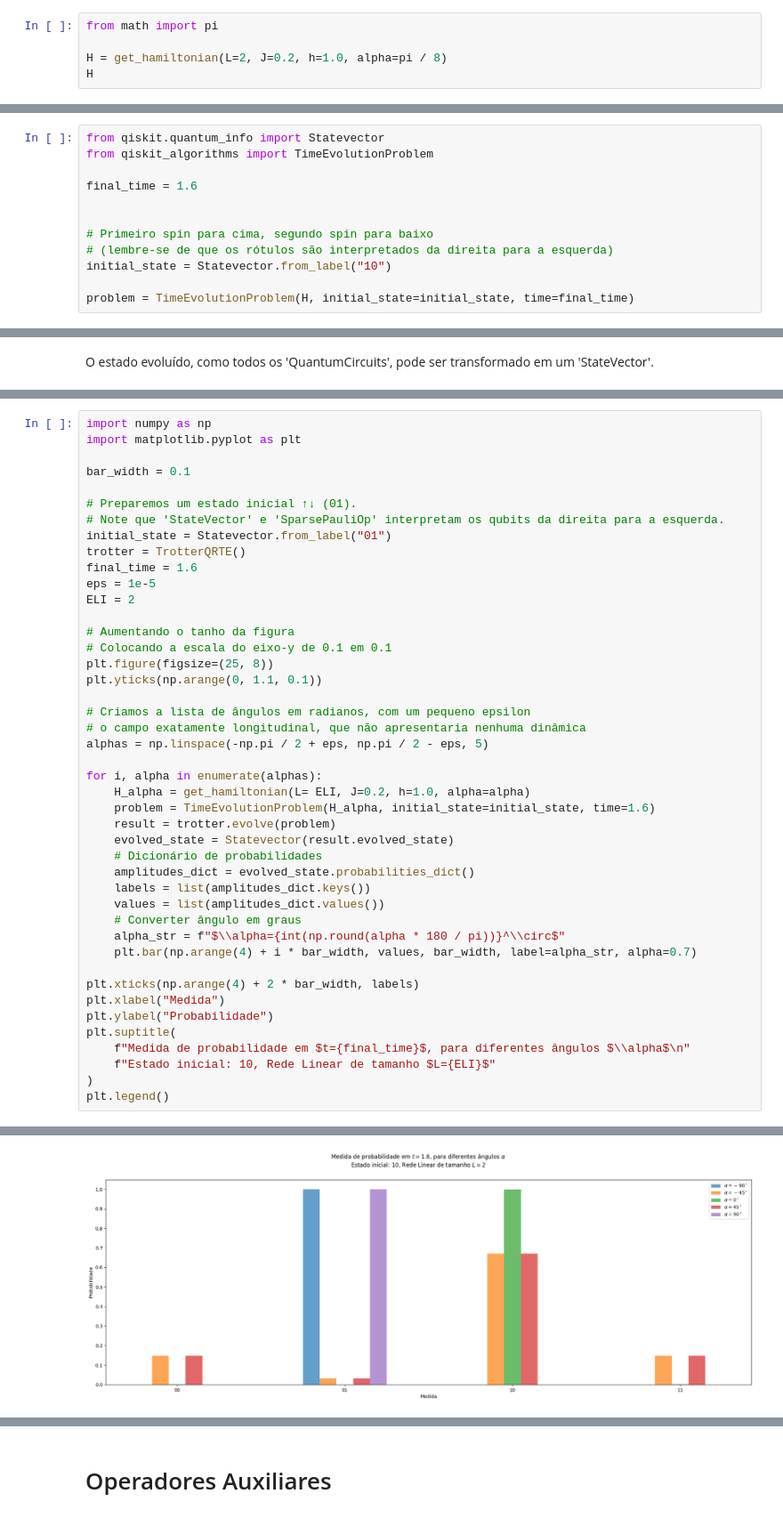
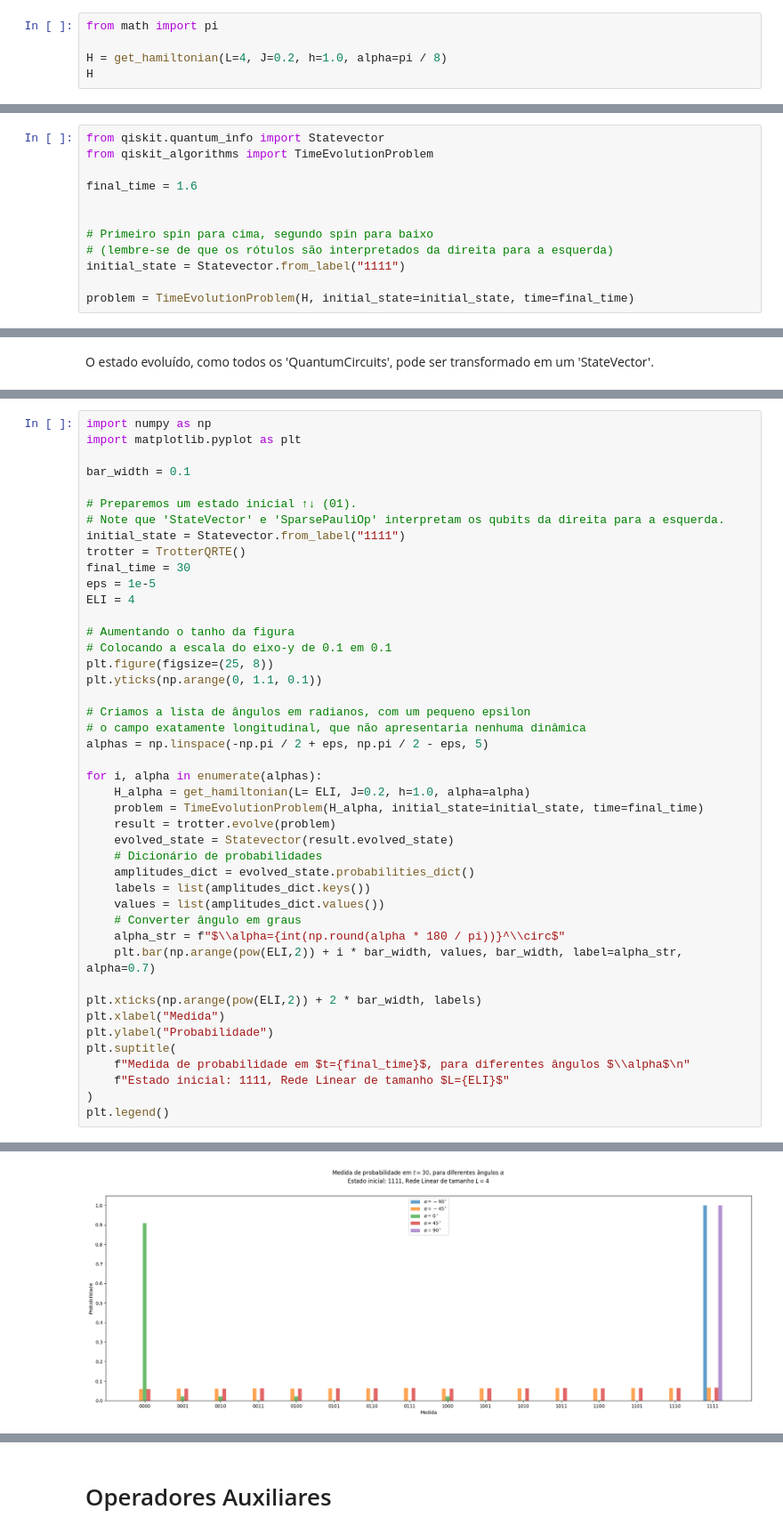
Before and after one commit to machadojoaopaulo/QuantumThermodynamics, a Jupyter notebook: Trotterização.ipynb, the cells around one changed output, grey strips where cells are left out. Shown at 89% size. Saved outputs shown, nothing was run; the diff lists cells and outputs as text.

```diff
--- a/Trotterização.ipynb
+++ b/Trotterização.ipynb
@@ -45,6 +45,6 @@ Vamos começar e criar um hamiltoniano como um operador para $L=2$, e escolha de
 # %%
 from math import pi
 
-H = get_hamiltonian(L=2, J=0.2, h=1.0, alpha=pi / 8)
+H = get_hamiltonian(L=4, J=0.2, h=1.0, alpha=pi / 8)
 H
 # %% [output]
@@ -62,7 +63,7 @@ final_time = 1.6
 
 # Primeiro spin para cima, segundo spin para baixo
 # (lembre-se de que os rótulos são interpretados da direita para a esquerda)
-initial_state = Statevector.from_label("10")
+initial_state = Statevector.from_label("1111")
 
 problem = TimeEvolutionProblem(H, initial_state=initial_state, time=final_time)
 # %% [markdown]
@@ -105,43 +120,43 @@ bar_width = 0.1
 
 # Preparemos um estado inicial ↑↓ (01).
 # Note que 'StateVector' e 'SparsePauliOp' interpretam os qubits da direita para a esquerda.
-initial_state = Statevector.from_label("01")
+initial_state = Statevector.from_label("1111")
 trotter = TrotterQRTE()
-final_time = 1.6
+final_time = 30
 eps = 1e-5
-ELI = 2
+ELI = 4
 
 # Aumentando o tanho da figura
 # Colocando a escala do eixo-y de 0.1 em 0.1
 plt.figure(figsize=(25, 8))
 plt.yticks(np.arange(0, 1.1, 0.1))
 
 # Criamos a lista de ângulos em radianos, com um pequeno epsilon
 # o campo exatamente longitudinal, que não apresentaria nenhuma dinâmica
 alphas = np.linspace(-np.pi / 2 + eps, np.pi / 2 - eps, 5)
 
 for i, alpha in enumerate(alphas):
     H_alpha = get_hamiltonian(L= ELI, J=0.2, h=1.0, alpha=alpha)
-    problem = TimeEvolutionProblem(H_alpha, initial_state=initial_state, time=1.6)
+    problem = TimeEvolutionProblem(H_alpha, initial_state=initial_state, time=final_time)
     result = trotter.evolve(problem)
     evolved_state = Statevector(result.evolved_state)
     # Dicionário de probabilidades
     amplitudes_dict = evolved_state.probabilities_dict()
     labels = list(amplitudes_dict.keys())
     values = list(amplitudes_dict.values())
     # Converter ângulo em graus
     alpha_str = f"$\\alpha={int(np.round(alpha * 180 / pi))}^\\circ$"
-    plt.bar(np.arange(4) + i * bar_width, values, bar_width, label=alpha_str, alpha=0.7)
+    plt.bar(np.arange(pow(ELI,2)) + i * bar_width, values, bar_width, label=alpha_str, alpha=0.7)
 
-plt.xticks(np.arange(4) + 2 * bar_width, labels)
+plt.xticks(np.arange(pow(ELI,2)) + 2 * bar_width, labels)
 plt.xlabel("Medida")
 plt.ylabel("Probabilidade")
 plt.suptitle(
     f"Medida de probabilidade em $t={final_time}$, para diferentes ângulos $\\alpha$\n"
-    f"Estado inicial: 10, Rede Linear de tamanho $L={ELI}$"
+    f"Estado inicial: 1111, Rede Linear de tamanho $L={ELI}$"
 )
 plt.legend()
 # %% [output]
 <matplotlib.legend.Legend at 0x...>
-[figure, old version]
+[figure, new version]
 # %% [markdown]
```
Also changed, not shown: parts of 21 cells of this notebook, 3 other files.
